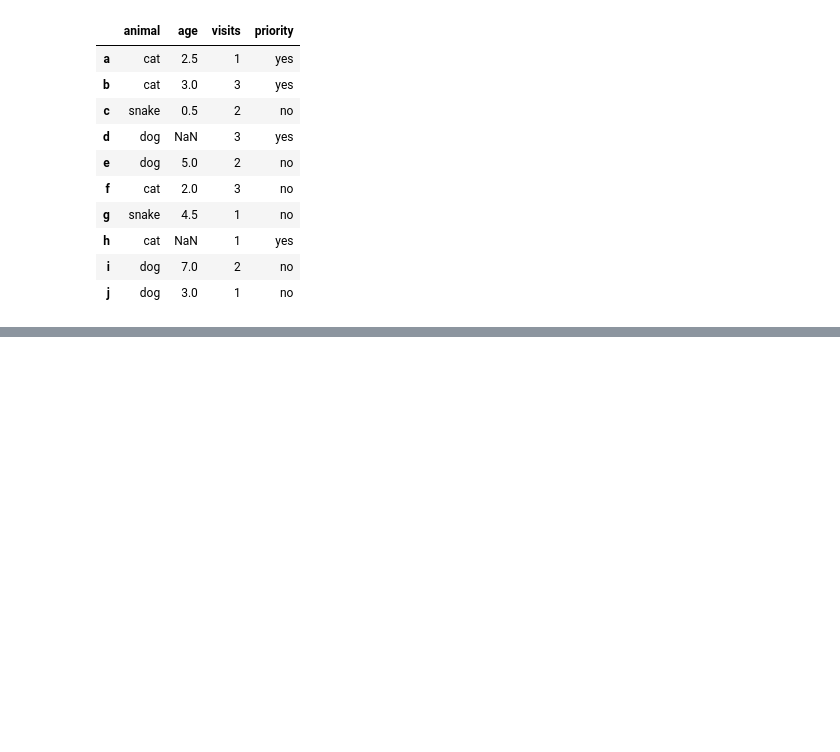
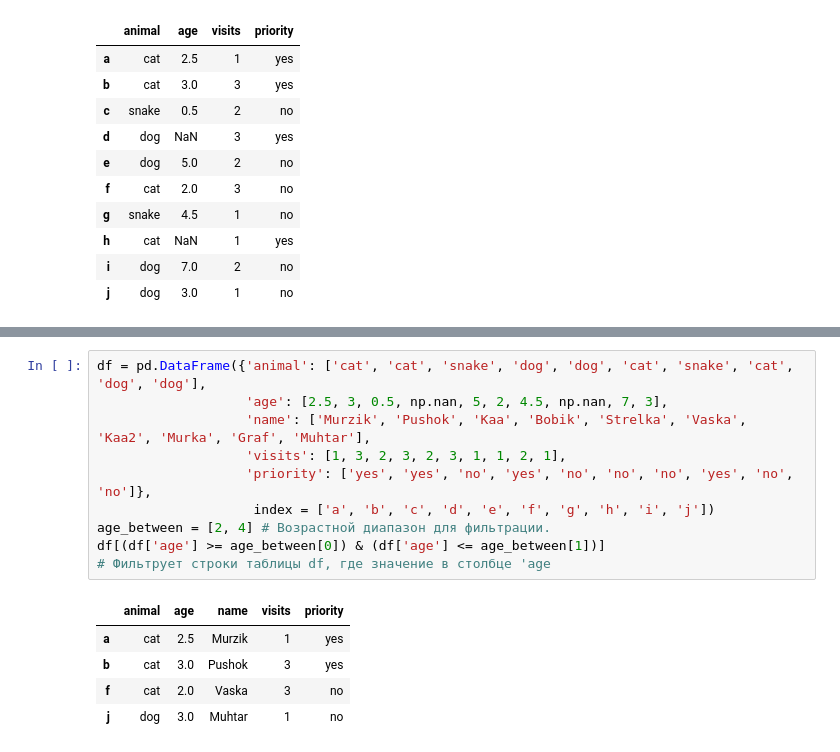
Before and after one commit to Alexey9991984/DataAnalysisPractice, a Jupyter notebook: notebooks/Stepik Katana Pandas.ipynb, the cells around one changed output, grey strips where cells are left out. Saved outputs shown, nothing was run; the diff lists cells and outputs as text; blank space fills up the shorter version.

```diff
--- a/notebooks/Stepik Katana Pandas.ipynb
+++ b/notebooks/Stepik Katana Pandas.ipynb
@@ -120,0 +247,16 @@ print(f"Размерность таблицы: {df.shape[0]} строк, {df.sha
+# %%
+df = pd.DataFrame({'animal': ['cat', 'cat', 'snake', 'dog', 'dog', 'cat', 'snake', 'cat', 'dog', 'dog'],
+                   'age': [2.5, 3, 0.5, np.nan, 5, 2, 4.5, np.nan, 7, 3],
+                   'name': ['Murzik', 'Pushok', 'Kaa', 'Bobik', 'Strelka', 'Vaska', 'Kaa2', 'Murka', 'Graf', 'Muhtar'],
+                   'visits': [1, 3, 2, 3, 2, 3, 1, 1, 2, 1],
+                   'priority': ['yes', 'yes', 'no', 'yes', 'no', 'no', 'no', 'yes', 'no', 'no']},
+                    index = ['a', 'b', 'c', 'd', 'e', 'f', 'g', 'h', 'i', 'j'])
+age_between = [2, 4] # Возрастной диапазон для фильтрации.
+df[(df['age'] >= age_between[0]) & (df['age'] <= age_between[1])]
+# Фильтрует строки таблицы df, где значение в столбце 'age
+# %% [output]
+|  | animal | age | name | visits | priority |
+| a | cat | 2.5 | Murzik | 1 | yes |
+| b | cat | 3.0 | Pushok | 3 | yes |
+| f | cat | 2.0 | Vaska | 3 | no |
+| j | dog | 3.0 | Muhtar | 1 | no |
```
Also changed, not shown: parts of 18 cells of this notebook, 2 other files.
